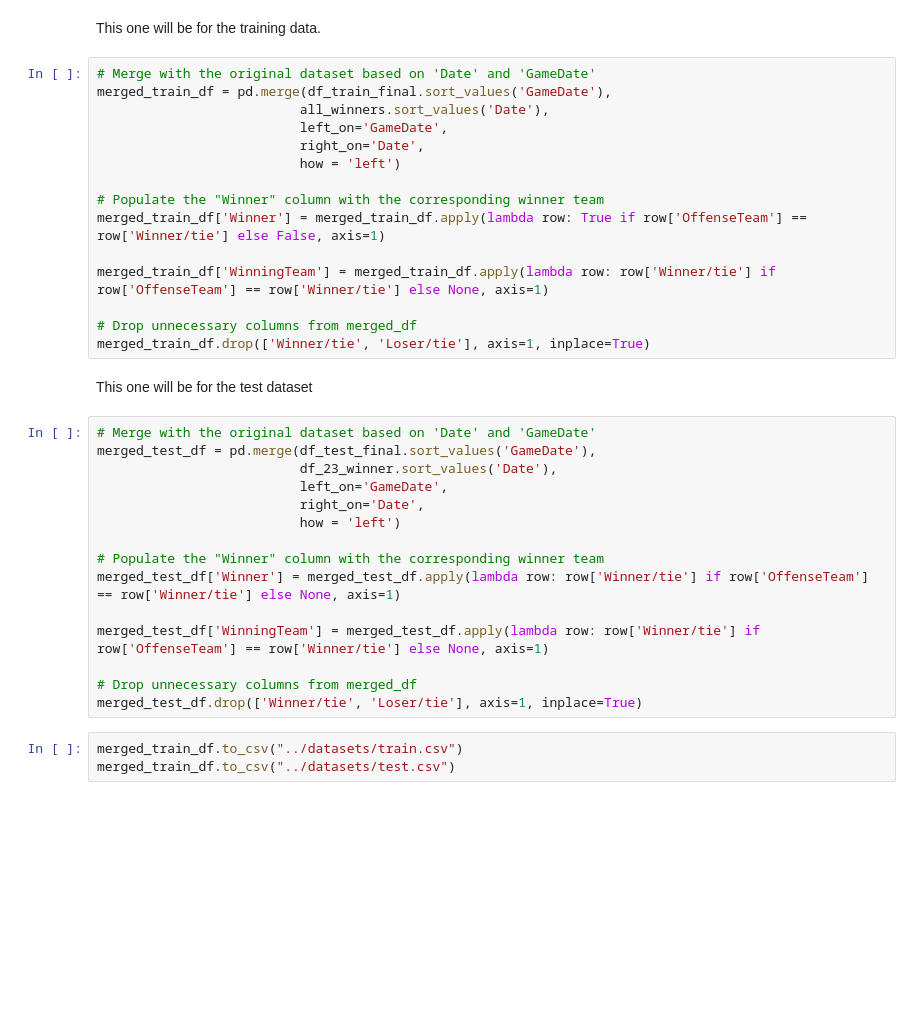
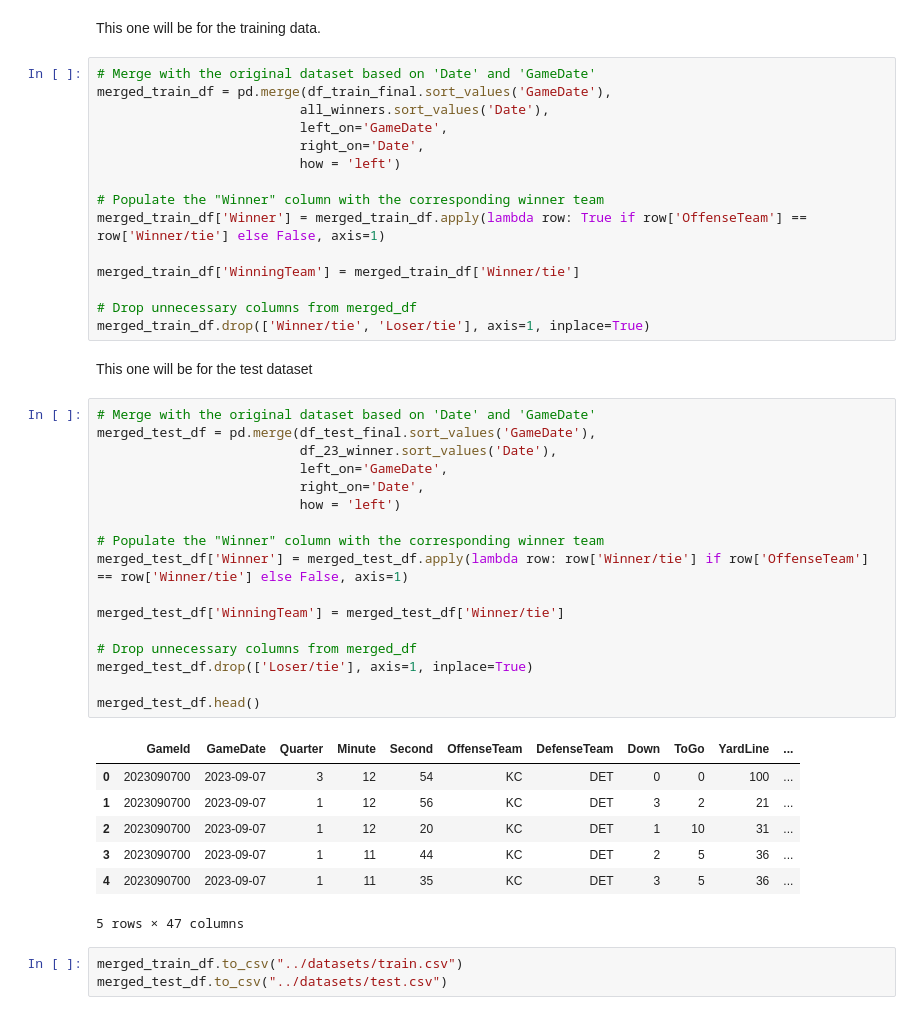
Before and after one commit to Pratik-Chaudhari-ggc/GT-Hacklytics, a Jupyter notebook: notebooks/all-data-notebook.ipynb, the cells around one changed output. Cells and saved outputs as stored; diff of their text form; blank space fills up the shorter version.

Commit message:
Fixed the notebook to properly populate the Winner(Bool) and WinningTeam(String)

```diff
--- a/notebooks/all-data-notebook.ipynb
+++ b/notebooks/all-data-notebook.ipynb
@@ -181,7 +181,7 @@ merged_train_df = pd.merge(df_train_final.sort_values('GameDate'),
 # Populate the "Winner" column with the corresponding winner team
 merged_train_df['Winner'] = merged_train_df.apply(lambda row: True if row['OffenseTeam'] == row['Winner/tie'] else False, axis=1)
 
-merged_train_df['WinningTeam'] = merged_train_df.apply(lambda row: row['Winner/tie'] if row['OffenseTeam'] == row['Winner/tie'] else None, axis=1)
+merged_train_df['WinningTeam'] = merged_train_df['Winner/tie']
 
 # Drop unnecessary columns from merged_df
 merged_train_df.drop(['Winner/tie', 'Loser/tie'], axis=1, inplace=True)
@@ -190,18 +190,28 @@ This one will be for the test dataset
 # %%
 # Merge with the original dataset based on 'Date' and 'GameDate'
 merged_test_df = pd.merge(df_test_final.sort_values('GameDate'),
                           df_23_winner.sort_values('Date'),
                           left_on='GameDate',
                           right_on='Date',
                           how = 'left')
 
 # Populate the "Winner" column with the corresponding winner team
-merged_test_df['Winner'] = merged_test_df.apply(lambda row: row['Winner/tie'] if row['OffenseTeam'] == row['Winner/tie'] else None, axis=1)
+merged_test_df['Winner'] = merged_test_df.apply(lambda row: row['Winner/tie'] if row['OffenseTeam'] == row['Winner/tie'] else False, axis=1)
 
-merged_test_df['WinningTeam'] = merged_test_df.apply(lambda row: row['Winner/tie'] if row['OffenseTeam'] == row['Winner/tie'] else None, axis=1)
+merged_test_df['WinningTeam'] = merged_test_df['Winner/tie']
 
 # Drop unnecessary columns from merged_df
-merged_test_df.drop(['Winner/tie', 'Loser/tie'], axis=1, inplace=True)
+merged_test_df.drop(['Loser/tie'], axis=1, inplace=True)
+
+merged_test_df.head()
+# %% [output]
+|  | GameId | GameDate | Quarter | Minute | Second | OffenseTeam | DefenseTeam | Down | ToGo | YardLine | ... |
+| 0 | 2023090700 | 2023-09-07 | 3 | 12 | 54 | KC | DET | 0 | 0 | 100 | ... |
+| 1 | 2023090700 | 2023-09-07 | 1 | 12 | 56 | KC | DET | 3 | 2 | 21 | ... |
+| 2 | 2023090700 | 2023-09-07 | 1 | 12 | 20 | KC | DET | 1 | 10 | 31 | ... |
+| 3 | 2023090700 | 2023-09-07 | 1 | 11 | 44 | KC | DET | 2 | 5 | 36 | ... |
+| 4 | 2023090700 | 2023-09-07 | 1 | 11 | 35 | KC | DET | 3 | 5 | 36 | ... |
+5 rows × 47 columns
 # %%
 merged_train_df.to_csv("../datasets/train.csv")
-merged_train_df.to_csv("../datasets/test.csv")
+merged_test_df.to_csv("../datasets/test.csv")
```
Also changed, not shown: parts of 1 cell of this notebook, 2 other files.
